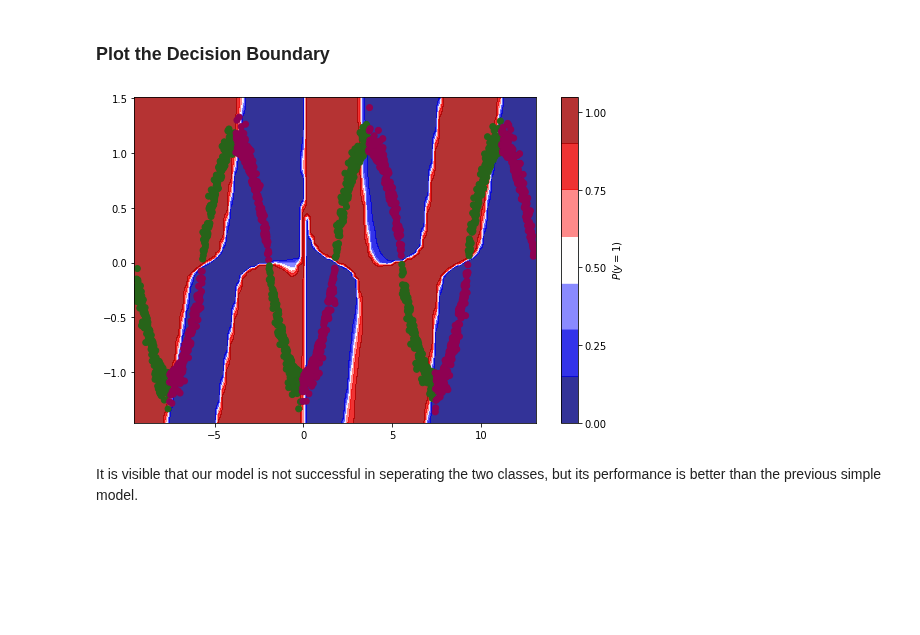
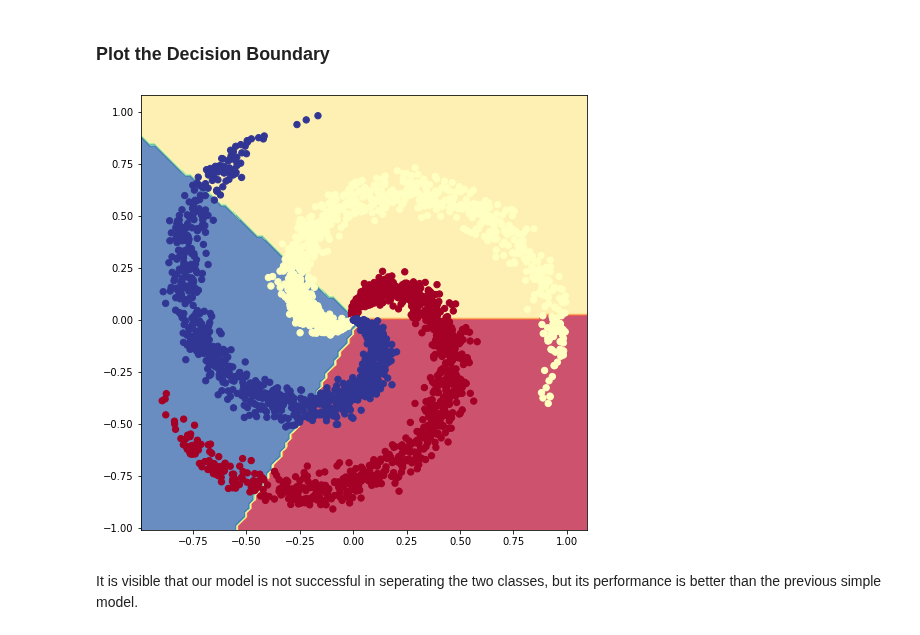
Before and after one commit to ImranNust/Spring2021_CS_ANN_Class, a Jupyter notebook: Lecture4_ShallowAndDeepNetowks/Module6_MultiClassClassification.ipynb, the cells around one changed output. Cells and saved outputs as stored; diff of their text form; code cells hidden in the pictures; blank space fills up the shorter version.

```diff
--- a/Lecture4_ShallowAndDeepNetowks/Module6_MultiClassClassification.ipynb
+++ b/Lecture4_ShallowAndDeepNetowks/Module6_MultiClassClassification.ipynb
@@ -180,9 +163,22 @@ def plot_decision_boundary(func, X, y, figsize=(9, 6)):
+# %%
+def plot_multiclass_decision_boundary(model, X, y):
+    x_min, x_max = X[:, 0].min() - 0.1, X[:, 0].max() + 0.1
+    y_min, y_max = X[:, 1].min() - 0.1, X[:, 1].max() + 0.1
+    xx, yy = np.meshgrid(np.linspace(x_min, x_max, 101), np.linspace(y_min, y_max, 101))
+
+    Z = model.predict_classes(np.c_[xx.ravel(), yy.ravel()], verbose=0)
+    Z = Z.reshape(xx.shape)
+    fig = plt.figure(figsize=(8, 8))
+    plt.contourf(xx, yy, Z, cmap=plt.cm.Spectral, alpha=0.8)
+    plt.scatter(X[:, 0], X[:, 1], c=y, s=40, cmap=plt.cm.RdYlBu)
+    plt.xlim(xx.min(), xx.max())
+    plt.ylim(yy.min(), yy.max())
 # %% [markdown]
 ### Plot the Decision Boundary
-# %%
-plot_decision_boundary(lambda x: model.predict(x), x, y1)
-# %% [output]
-[figure, removed]
+# %%
+plot_multiclass_decision_boundary(simple_model, X, y)
+# %% [output]
+[figure, added]
 # %% [markdown]
 It is visible that our model is not successful in seperating the two classes, but its performance is better than the previous simple model.
 # %% [markdown]
```
Also changed, not shown: parts of 14 cells of this notebook.
